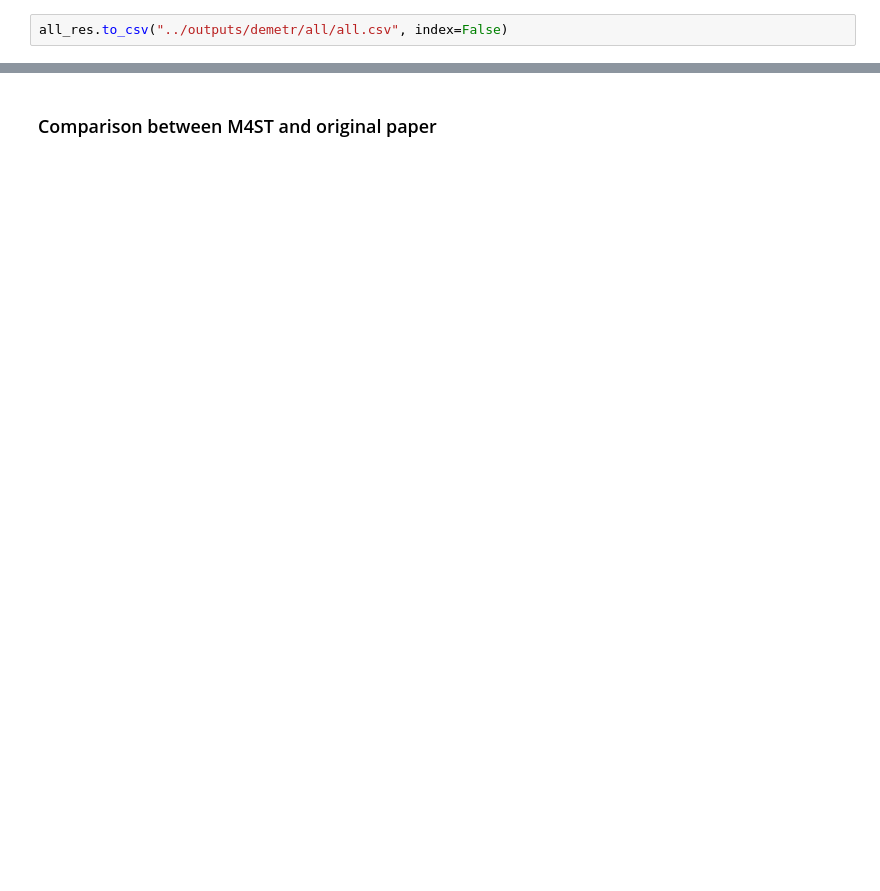
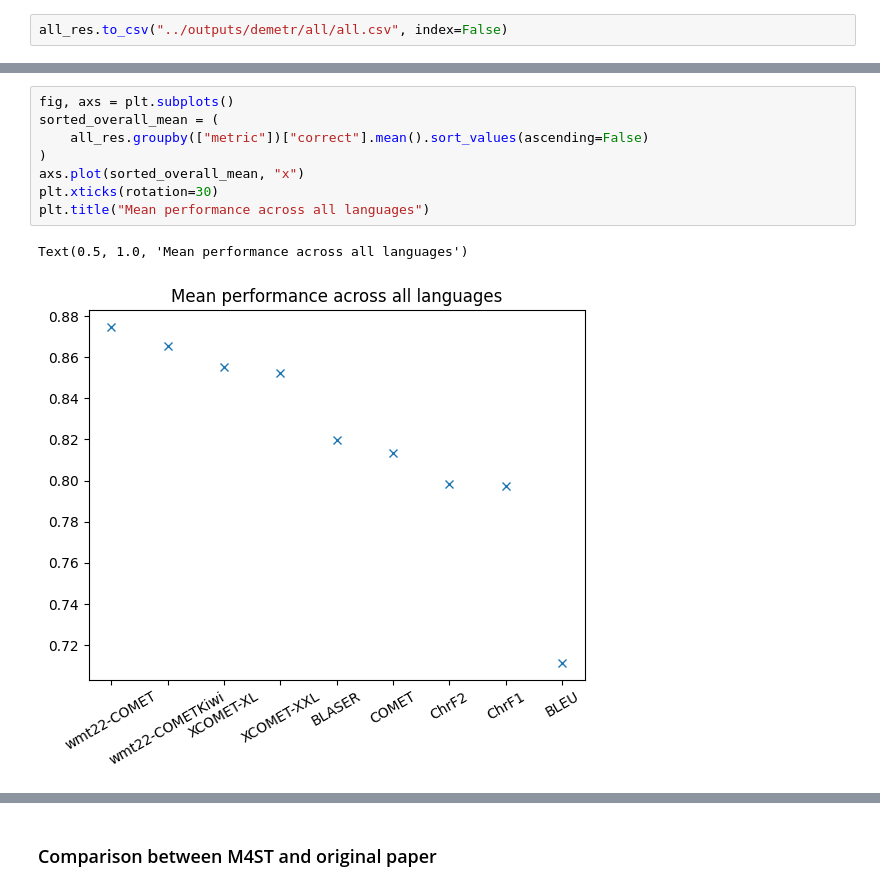
Before and after one commit to alan-turing-institute/ARC-m4st, a Jupyter notebook: notebooks/process_demetr_results.ipynb, the cells around one changed output, grey strips where cells are left out. Drawn from its saved outputs; the diff is of its cells as text; blank space fills up the shorter version.

```diff
--- a/notebooks/process_demetr_results.ipynb
+++ b/notebooks/process_demetr_results.ipynb
@@ -134,2 +224,13 @@ plt.legend(loc='right', bbox_to_anchor=(1.25, 0.5))
+# %%
+fig, axs = plt.subplots()
+sorted_overall_mean = (
+    all_res.groupby(["metric"])["correct"].mean().sort_values(ascending=False)
+)
+axs.plot(sorted_overall_mean, "x")
+plt.xticks(rotation=30)
+plt.title("Mean performance across all languages")
+# %% [output]
+Text(0.5, 1.0, 'Mean performance across all languages')
+[figure, added]
 # %%
 fig, axs = plt.subplots()
```
Also changed, not shown: parts of 41 cells of this notebook.
